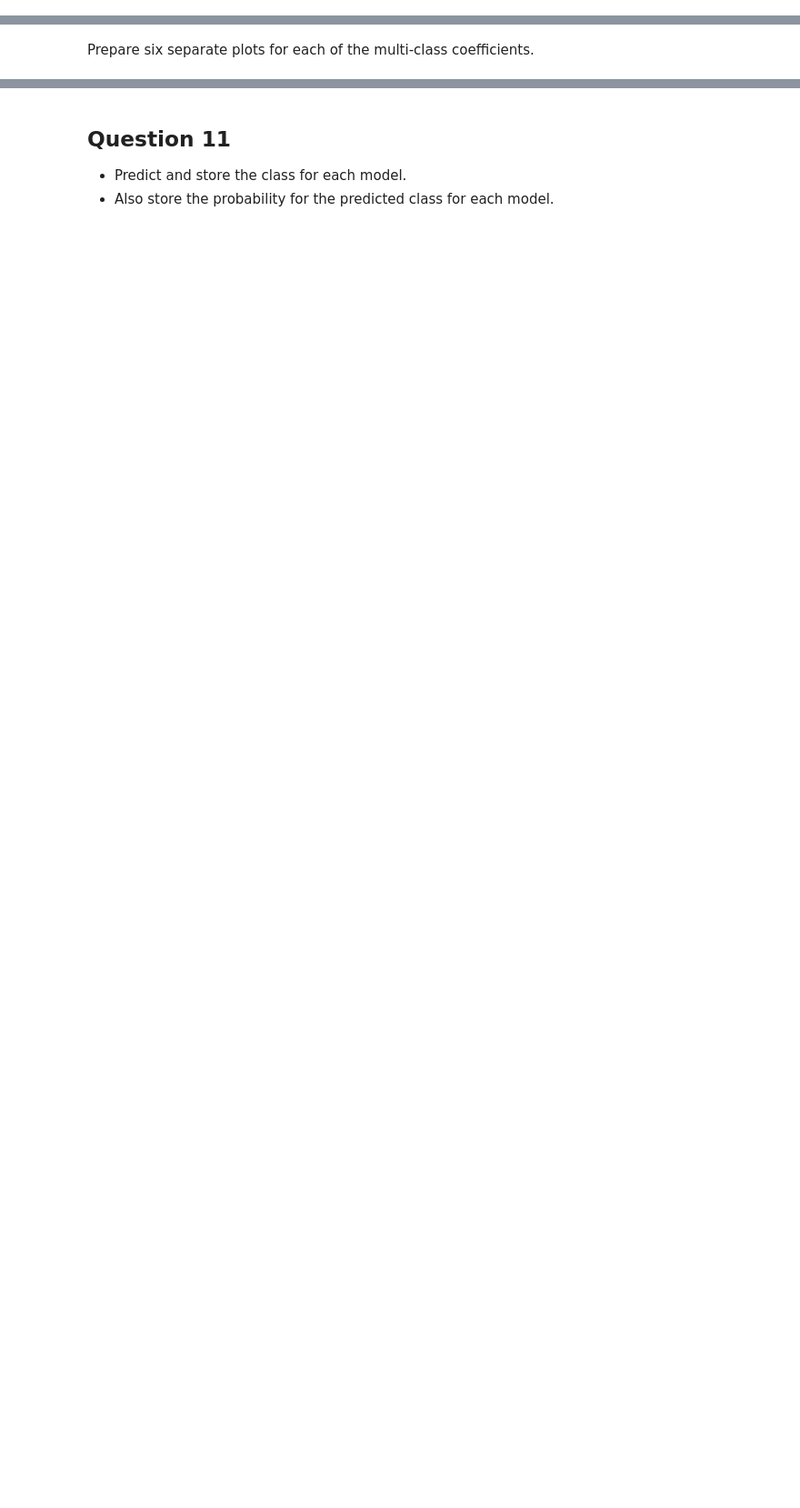
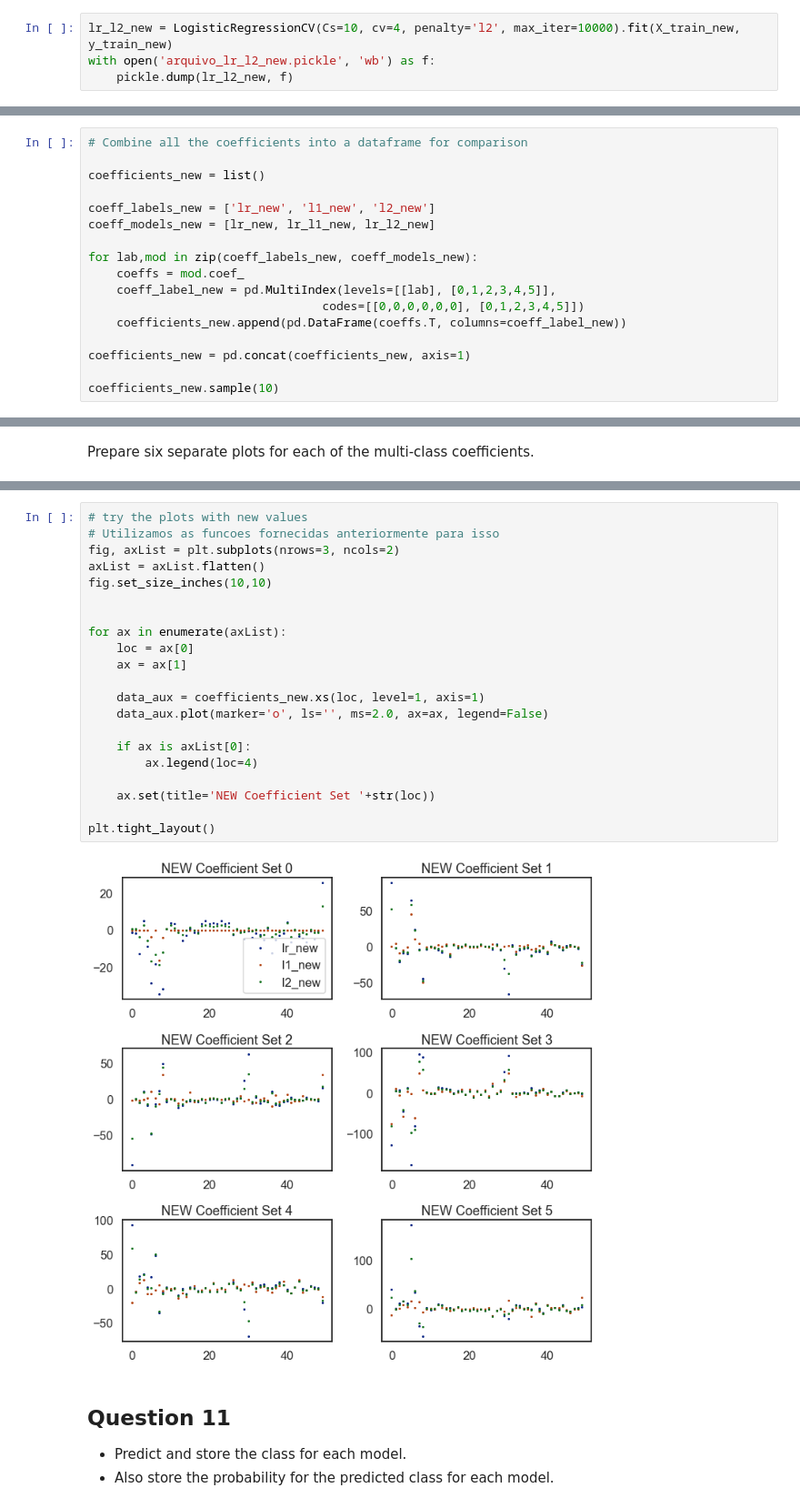
Before and after one commit to BulgarelliM/Computational-Intelligence, a Jupyter notebook: Reg_Bias-Variancia_Erro/Regressao_Logistica_V2_ava.ipynb, the cells around one changed output, grey strips where cells are left out. Shown: that part at 91% size. Drawn from its saved outputs; the diff is of its cells as text; blank space fills up the shorter version.

```diff
--- a/Reg_Bias-Variancia_Erro/Regressao_Logistica_V2_ava.ipynb
+++ b/Reg_Bias-Variancia_Erro/Regressao_Logistica_V2_ava.ipynb
@@ -598,2 +589,6 @@ with open('arquivo_lr_l1_new.pickle', 'wb') as f:
+# %%
+lr_l2_new = LogisticRegressionCV(Cs=10, cv=4, penalty='l2', max_iter=10000).fit(X_train_new, y_train_new)
+with open('arquivo_lr_l2_new.pickle', 'wb') as f:
+    pickle.dump(lr_l2_new, f)
 # %%
 #Try with different solvers like ‘newton-cg’, ‘lbfgs’, ‘sag’, ‘saga’ and give your observations
@@ -612,0 +614,17 @@ Compare the magnitudes of the coefficients for each of the models. If one-vs-res
+# %%
+# Combine all the coefficients into a dataframe for comparison
+
+coefficients_new = list()
+
+coeff_labels_new = ['lr_new', 'l1_new', 'l2_new']
+coeff_models_new = [lr_new, lr_l1_new, lr_l2_new]
+
+for lab,mod in zip(coeff_labels_new, coeff_models_new):
+    coeffs = mod.coef_
+    coeff_label_new = pd.MultiIndex(levels=[[lab], [0,1,2,3,4,5]],
+                                 codes=[[0,0,0,0,0,0], [0,1,2,3,4,5]])
+    coefficients_new.append(pd.DataFrame(coeffs.T, columns=coeff_label_new))
+
+coefficients_new = pd.concat(coefficients_new, axis=1)
+
+coefficients_new.sample(10)
@@ -617,3 +646,26 @@ Prepare six separate plots for each of the multi-class coefficients.
+# %%
+# try the plots with new values
+# Utilizamos as funcoes fornecidas anteriormente para isso
+fig, axList = plt.subplots(nrows=3, ncols=2)
+axList = axList.flatten()
+fig.set_size_inches(10,10)
+
+
+for ax in enumerate(axList):
+    loc = ax[0]
+    ax = ax[1]
+
+    data_aux = coefficients_new.xs(loc, level=1, axis=1)
+    data_aux.plot(marker='o', ls='', ms=2.0, ax=ax, legend=False)
+
+    if ax is axList[0]:
+        ax.legend(loc=4)
+
+    ax.set(title='NEW Coefficient Set '+str(loc))
+
+plt.tight_layout()
+# %% [output]
+[figure, added]
 # %% [markdown]
 ## Question 11
 
```
Also changed, not shown: parts of 26 cells of this notebook, 4 other files.
